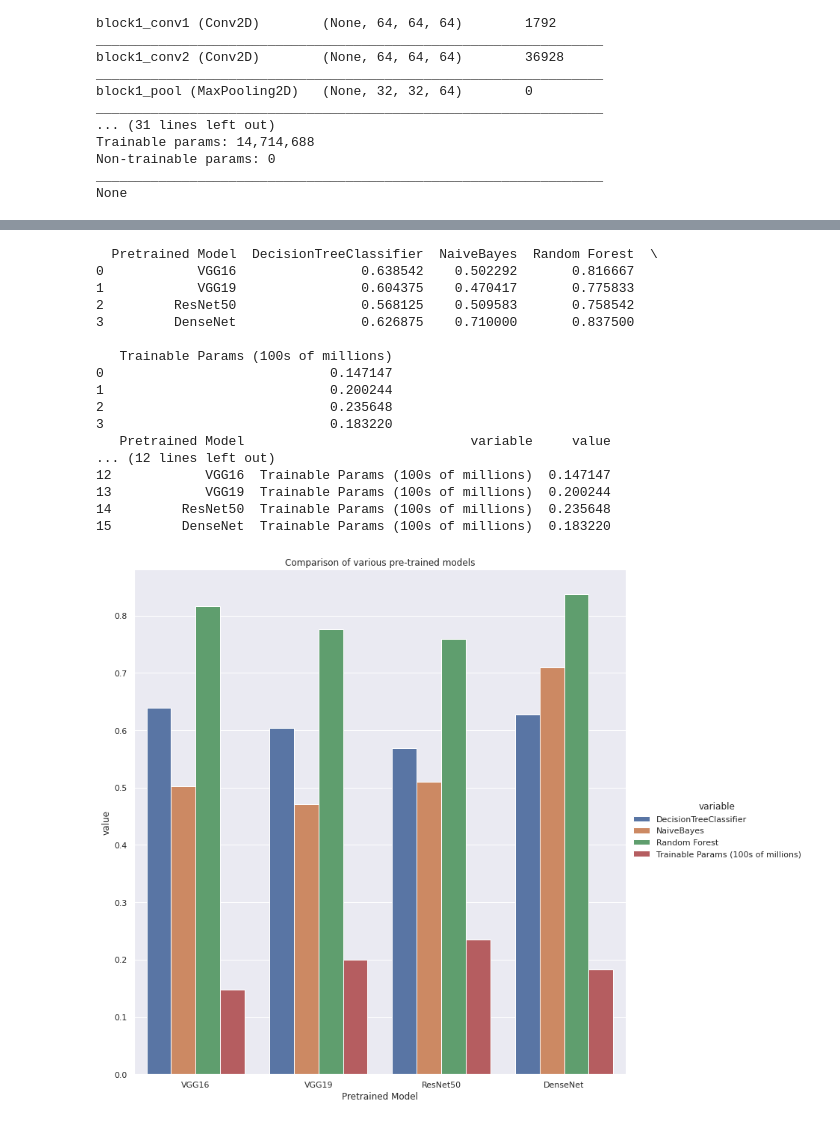
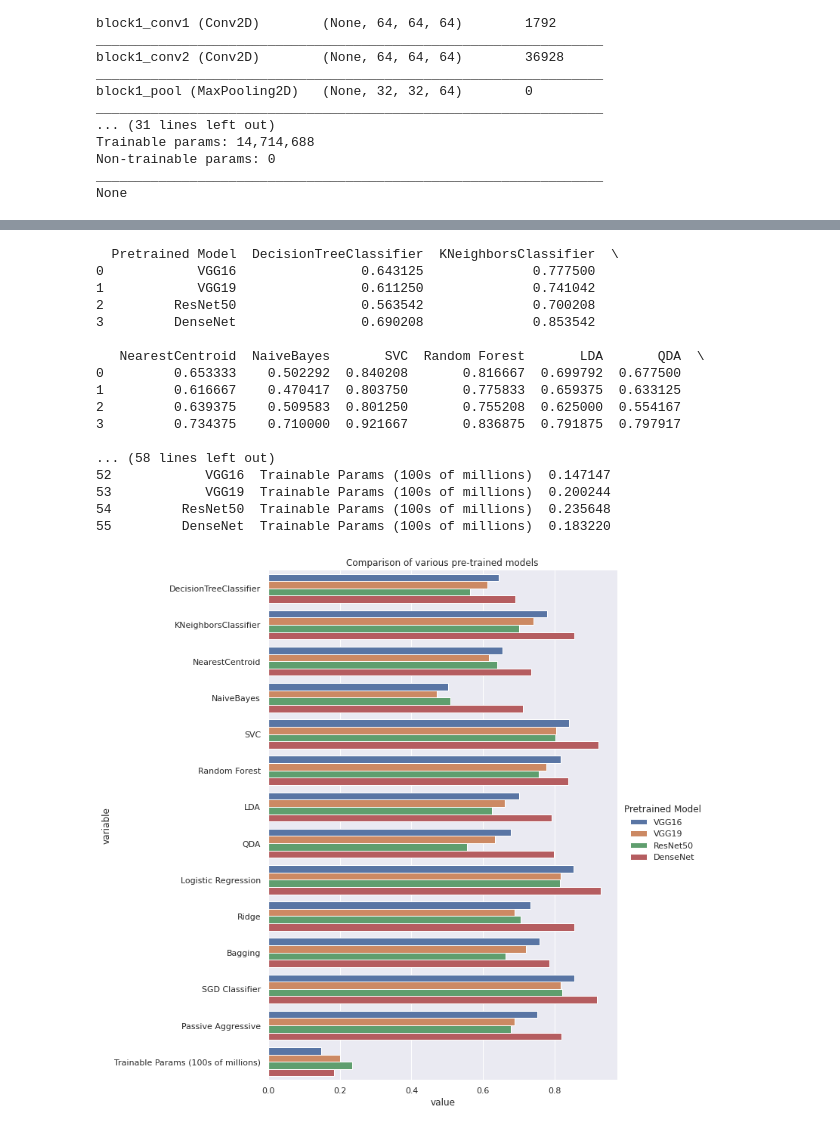
Before and after one commit to rajbircit/assignments, a Jupyter notebook: dl_a2/pretrained.ipynb, the cells around one changed output, grey strips where cells are left out. Drawn from its saved outputs; the diff is of its cells as text; code cells hidden in the pictures.

```diff
--- a/dl_a2/pretrained.ipynb
+++ b/dl_a2/pretrained.ipynb
@@ -333,6 +330,9 @@ featuresVal = vgg.predict(valX)
 import pandas as pd
 import seaborn as sns
 gc.collect()
+
+from sklearn.pipeline import Pipeline
+import time
 
 def feature_extraction_test(\
                             model_name:str,\
@@ -353,9 +353,21 @@ def feature_extraction_test(\
         return accuracy_score(valY, y_pred)
 
     basic_models = [
-        ('DecisionTreeClassifier', lambda: DecisionTreeClassifier(random_state=1)),
+        ('DecisionTreeClassifier', lambda: Pipeline([('pca', PCA(n_components=50),), ('dt', DecisionTreeClassifier(random_state=1),)])),
+        ('KNeighborsClassifier', lambda: Pipeline([('pca', PCA(n_components=100),), ('knn', KNeighborsClassifier(n_jobs=-1),)])),
+        ('NearestCentroid', lambda: Pipeline([('pca', PCA(n_components=100),), ('nearestCentroid', NearestCentroid(),)])),
         ('NaiveBayes', lambda: GaussianNB()),
-        ('Random Forest', lambda: RandomForestClassifier(random_state=1)),
+        ('SVC', lambda: Pipeline([('pca', PCA(n_components=200),), ('svc', SVC(random_state=1),)])),
+        ('Random Forest', lambda: RandomForestClassifier(random_state=1, n_jobs=-1)),
+        #('Gradient Boost', lambda: Pipeline([('pca', PCA(n_components=25),), ('gb',GradientBoostingClassifier(),)])),
+        ('LDA', lambda: Pipeline([('pca', PCA(n_components=20),), ('lda', LinearDiscriminantAnalysis(),)])),
+        ('QDA', lambda: Pipeline([('pca', PCA(n_components=20),), ('qda',QuadraticDiscriminantAnalysis(),)])),
+        ('Logistic Regression', lambda: LogisticRegression(random_state=1, n_jobs=-1)),
+        ('Ridge', lambda: Pipeline([('pca', PCA(n_components=50),), ('rc',RidgeClassifier(random_state=1),)])),
+        ('Bagging', lambda: Pipeline([('pca', PCA(n_components=100),), ('bg', BaggingClassifier(random_state=1, n_jobs=-1),)])),
+        #('SGD Classifier', lambda: Pipeline([('pca', PCA(n_components=100),), ('sgd', SGDClassifier(random_state=1),)])),
+        ('SGD Classifier', lambda: SGDClassifier(random_state=1, n_jobs=-1, max_iter=2000)),
+        ('Passive Aggressive', lambda: Pipeline([('pca', PCA(n_components=50),),('pac', PassiveAggressiveClassifier(random_state=1, n_jobs=-1),)])),
     ]
 
     m_names = []
@@ -369,13 +381,16 @@ def feature_extraction_test(\
     t_valX = scaler.transform(t_valX)
 
     for (n, m) in basic_models:
+        gc.collect()
         print(f"Training model {n}")
+        t1 = time.perf_counter()
         accuracy = secondary_classification(m(),\
                                             t_trainX,\
                                             trainY,\
                                             t_valX,\
                                             valY)
-        print(f"Accuracy = {accuracy}")
+        t2 = time.perf_counter()
+        print(f"Accuracy = {accuracy:0.3f}, \t\t\t\tTime taken = {(t2 - t1):2.2f}s")
         m_names.append(n)
         m_acc.append(accuracy)
 
@@ -384,11 +399,3 @@ def feature_extraction_test(\
     p.set_title(model_name)
     plt.show()
     return m_names, m_acc
-
-
-
-vgg16 = tf.keras.applications.VGG16(\
-                                  include_top=False,\
-                                  weights='imagenet',\
-                                  input_shape=trainX[0].shape)
-vg16_names, vgg16_acc = feature_extraction_test("VGG16", vgg16, trainX, trainY, valX, valY)
@@ -465,47 +522,51 @@ Accuracy = 0.8375
 # %%
+gc.collect()
 def compare_pretrained_models():
+    def pretty_print(x):
+        dfs = pd.DataFrame(x)
+        pd.set_option('display.max_columns', None)
+        print(dfs)
     classifier_names = densenet_names
     models = [vgg16, vgg19, resnet50, densenet]
     accuracies = [vgg16_acc, vgg19_acc, resnet50_acc, densenet_acc]
     pretrained=['VGG16', 'VGG19', 'ResNet50', 'DenseNet']
     data = {}
     data["Pretrained Model"] = pretrained
     for i, name in enumerate(classifier_names):
         arr = []
         for acc_arr in accuracies:
             arr.append(acc_arr[i])
         data[name] = arr
+    pretty_print(data)
 
     parameters = [m.count_params() / (100_000_000) for m in models]
     data["Trainable Params (100s of millions)"] = parameters
     dfs = pd.DataFrame(data)
     dfs1 = pd.melt(dfs, id_vars="Pretrained Model")
-    pd.set_option('display.max_columns', None)
-    print(dfs)
     print(dfs1)
     sns.set(rc={'figure.figsize':(20, 15,)})
-    p = sns.factorplot(x="Pretrained Model", y='value', hue='variable', data=dfs1, kind='bar', size=10)
+    p = sns.factorplot(hue="Pretrained Model", x='value', y='variable', data=dfs1, kind='bar', size=10, orient='h')
     plt.title('Comparison of various pre-trained models')
     plt.show()
 
 
 compare_pretrained_models()
 # %% [output]
-  Pretrained Model  DecisionTreeClassifier  NaiveBayes  Random Forest  \
-0            VGG16                0.638542    0.502292       0.816667
-1            VGG19                0.604375    0.470417       0.775833
-2         ResNet50                0.568125    0.509583       0.758542
-3         DenseNet                0.626875    0.710000       0.837500
+  Pretrained Model  DecisionTreeClassifier  KNeighborsClassifier  \
+0            VGG16                0.643125              0.777500
+1            VGG19                0.611250              0.741042
+2         ResNet50                0.563542              0.700208
+3         DenseNet                0.690208              0.853542
 
-   Trainable Params (100s of millions)
-0                             0.147147
-1                             0.200244
-2                             0.235648
-3                             0.183220
-   Pretrained Model                             variable     value
-... (12 lines left out)
-12            VGG16  Trainable Params (100s of millions)  0.147147
-13            VGG19  Trainable Params (100s of millions)  0.200244
-14         ResNet50  Trainable Params (100s of millions)  0.235648
-15         DenseNet  Trainable Params (100s of millions)  0.183220
+   NearestCentroid  NaiveBayes       SVC  Random Forest       LDA       QDA  \
+0         0.653333    0.502292  0.840208       0.816667  0.699792  0.677500
+1         0.616667    0.470417  0.803750       0.775833  0.659375  0.633125
+2         0.639375    0.509583  0.801250       0.755208  0.625000  0.554167
+3         0.734375    0.710000  0.921667       0.836875  0.791875  0.797917
+
+... (58 lines left out)
+52            VGG16  Trainable Params (100s of millions)  0.147147
+53            VGG19  Trainable Params (100s of millions)  0.200244
+54         ResNet50  Trainable Params (100s of millions)  0.235648
+55         DenseNet  Trainable Params (100s of millions)  0.183220
-[figure, old version]
+[figure, new version]
```
Also changed, not shown: parts of 8 cells of this notebook.
